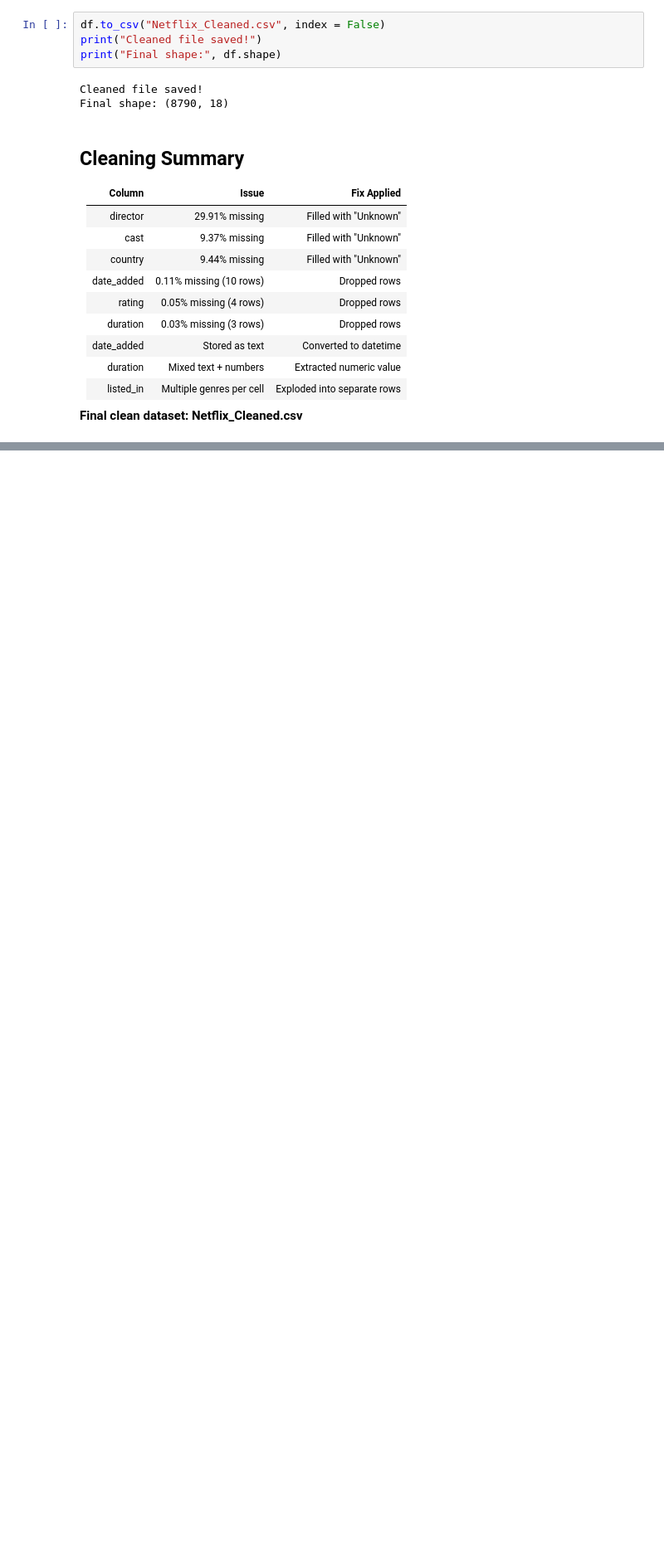
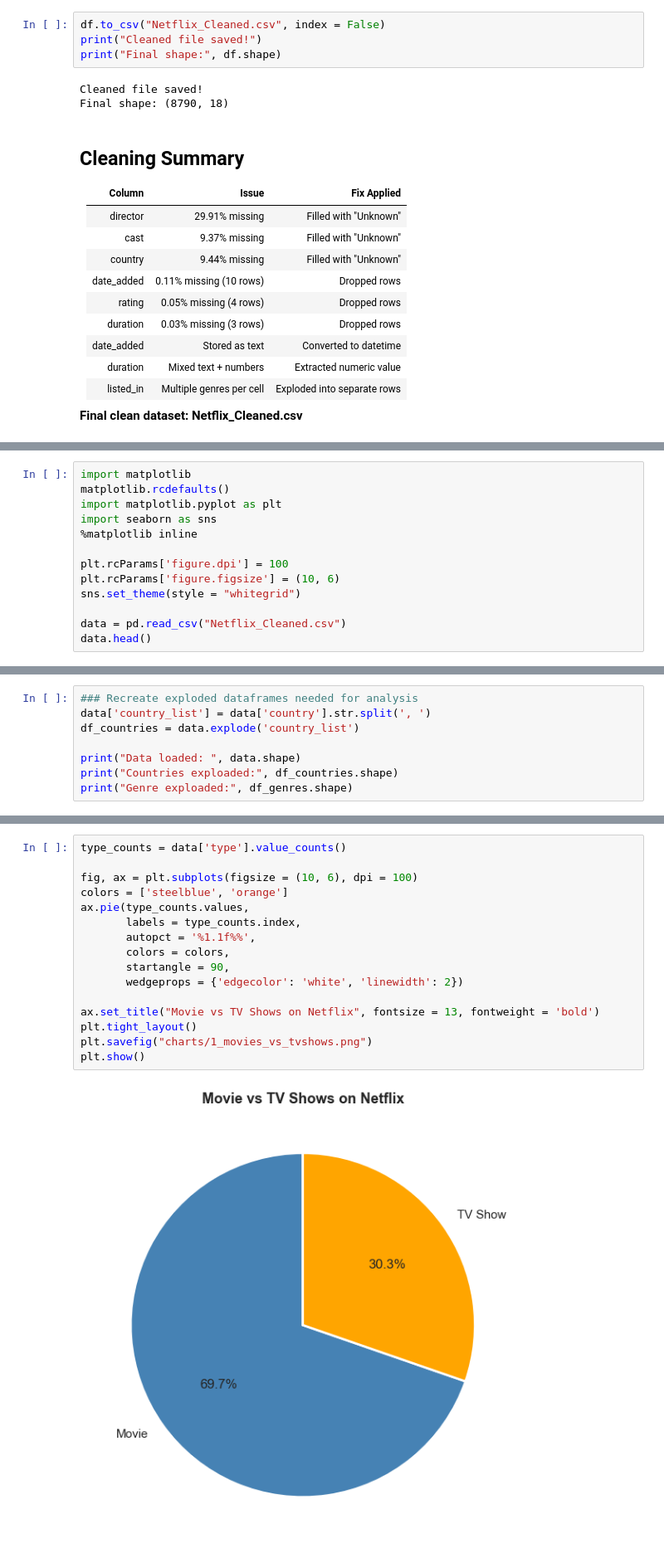
Before and after one commit to kushagr-a522/Netflix-Content-Analysis, a Jupyter notebook: Netflix_analysis.ipynb, the cells around one changed output, grey strips where cells are left out. Shown at 83% size. Drawn from its saved outputs; the diff is of its cells as text; blank space fills up the shorter version.

Commit message:
EDA Visualization and SQL Business queries - Done

```diff
--- a/Netflix_analysis.ipynb
+++ b/Netflix_analysis.ipynb
@@ -447,0 +451,13 @@ Final shape: (8790, 18)
+# %%
+import matplotlib
+matplotlib.rcdefaults()
+import matplotlib.pyplot as plt
+import seaborn as sns
+%matplotlib inline
+
+plt.rcParams['figure.dpi'] = 100
+plt.rcParams['figure.figsize'] = (10, 6)
+sns.set_theme(style = "whitegrid")
+
+data = pd.read_csv("Netflix_Cleaned.csv")
+data.head()
@@ -447,0 +471,8 @@ Final shape: (8790, 18)
+# %%
+### Recreate exploded dataframes needed for analysis
+data['country_list'] = data['country'].str.split(', ')
+df_countries = data.explode('country_list')
+
+print("Data loaded: ", data.shape)
+print("Countries exploaded:", df_countries.shape)
+print("Genre exploaded:", df_genres.shape)
@@ -447,0 +486,18 @@ Final shape: (8790, 18)
+# %%
+type_counts = data['type'].value_counts()
+
+fig, ax = plt.subplots(figsize = (10, 6), dpi = 100)
+colors = ['steelblue', 'orange']
+ax.pie(type_counts.values,
+       labels = type_counts.index,
+       autopct = '%1.1f%%',
+       colors = colors,
+       startangle = 90,
+       wedgeprops = {'edgecolor': 'white', 'linewidth': 2})
+
+ax.set_title("Movie vs TV Shows on Netflix", fontsize = 13, fontweight = 'bold')
+plt.tight_layout()
+plt.savefig("charts/1_movies_vs_tvshows.png")
+plt.show()
+# %% [output]
+[figure, added]
```
Also changed, not shown: parts of 40 cells of this notebook.
